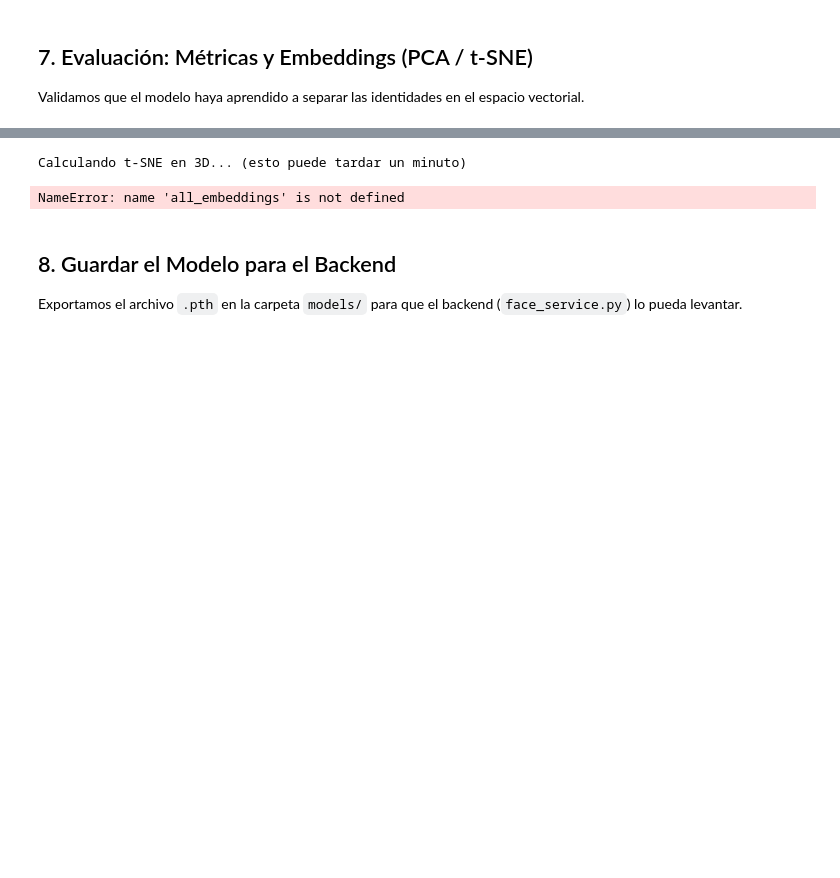
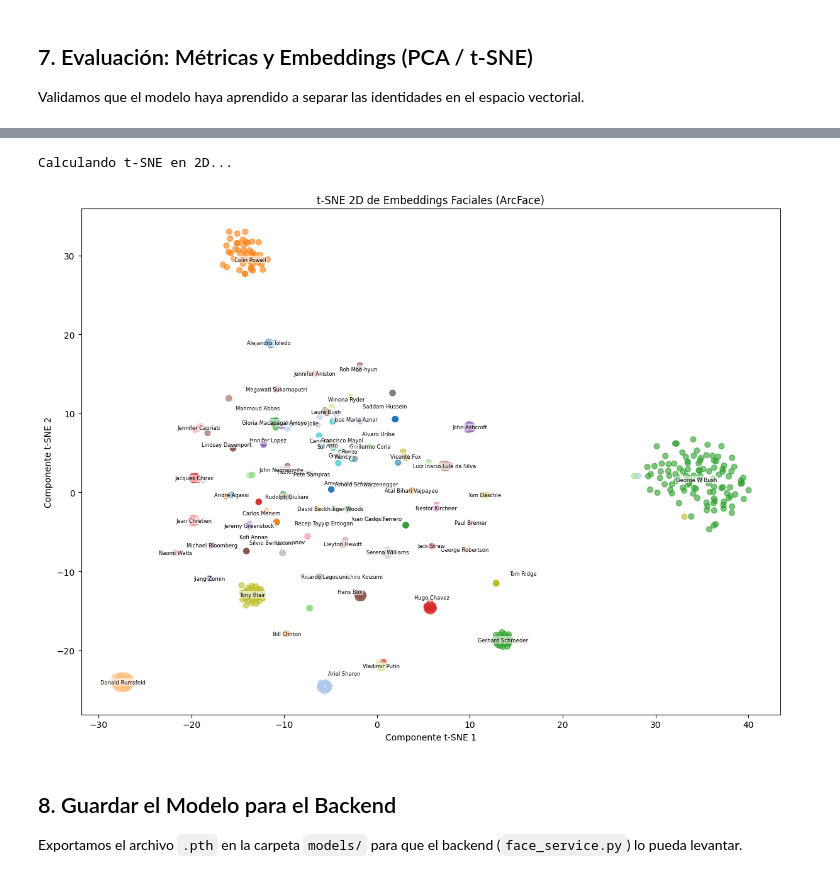
Before and after one commit to Juanmora29/tuia-face-recognition-app, a Jupyter notebook: train.ipynb, the cells around one changed output, grey strips where cells are left out. Drawn from its saved outputs; the diff is of its cells as text; code cells hidden in the pictures; blank space fills up the shorter version.

Commit message:
Tsne chart improved

```diff
--- a/train.ipynb
+++ b/train.ipynb
@@ -482,41 +491,43 @@ weighted avg       0.00      0.00      0.00     617.0
-# %%
-import plotly.express as px
-from sklearn.manifold import TSNE
-import numpy as np
-
-# 1. Calculamos t-SNE pero pidiendo 3 dimensiones en lugar de 2
-print("Calculando t-SNE en 3D... (esto puede tardar un minuto)")
-tsne_3d = TSNE(n_components=3, perplexity=30, max_iter=1000, random_state=42)
-tsne_result_3d = tsne_3d.fit_transform(np.array(all_embeddings))
-
-# 2. Convertimos los IDs numéricos (0, 1, 2...) a los nombres reales
-# 'all_target_names' es la lista con todos los nombres que generaste al principio del notebook
-nombres_reales = [all_target_names[i] for i in all_labels_val]
-
-# 3. Creamos el gráfico interactivo 3D
-fig = px.scatter_3d(
-    x=tsne_result_3d[:, 0],
-    y=tsne_result_3d[:, 1],
-    z=tsne_result_3d[:, 2],
-    color=nombres_reales,          # Un color distinto para cada persona
-    hover_name=nombres_reales,     # ¡Esto es lo que hace que aparezca el nombre al pasar el mouse!
-    title="t-SNE 3D de Embeddings Faciales (ArcFace)",
-    opacity=0.8
-)
-
-# 4. Hacemos el gráfico un poco más grande para que se vea cómodo
-fig.update_layout(
-    margin=dict(l=0, r=0, b=0, t=40),
-    width=1000,
-    height=800,
-    showlegend=False # Ocultamos la leyenda al lado derecho porque al ser 71 personas ocuparía toda la pantalla
-)
-
-# Mostramos el gráfico
-fig.show()
-# %% [output]
-Calculando t-SNE en 3D... (esto puede tardar un minuto)
-NameError: name 'all_embeddings' is not defined
+# %%
+from sklearn.manifold import TSNE
+import matplotlib.pyplot as plt
+import numpy as np
+
+# Convertimos a arrays por las dudas
+all_embeddings_np = np.array(all_embeddings)
+all_labels_np = np.array(all_labels_val)
+
+print("Calculando t-SNE en 2D...")
+tsne = TSNE(n_components=2, perplexity=30, max_iter=1000, random_state=42)
+tsne_result = tsne.fit_transform(all_embeddings_np)
+
+plt.figure(figsize=(12, 9))
+
+# Dibujamos los puntos
+plt.scatter(tsne_result[:, 0], tsne_result[:, 1], c=all_labels_np, cmap='tab20', alpha=0.6, s=40)
+
+# Agregamos los nombres en el centro de cada cluster para saber "quién es quién"
+for i in np.unique(all_labels_np):
+    idx = all_labels_np == i
+
+    # Centro aproximado de los puntos de esta persona
+    x_center = np.mean(tsne_result[idx, 0])
+    y_center = np.mean(tsne_result[idx, 1])
+
+    nombre = all_target_names[i]
+
+    # Ponemos el texto con un fondito semi-transparente para que se lea bien
+    plt.text(x_center, y_center, nombre, fontsize=6, ha='center', va='center',
+             bbox=dict(facecolor='white', alpha=0.6, edgecolor='none', pad=1))
+
+plt.title("t-SNE 2D de Embeddings Faciales (ArcFace)")
+plt.xlabel("Componente t-SNE 1")
+plt.ylabel("Componente t-SNE 2")
+plt.tight_layout()
+plt.show()
+# %% [output]
+Calculando t-SNE en 2D...
+[figure, added]
 # %% [markdown]
 ## 8. Guardar el Modelo para el Backend
 Exportamos el archivo `.pth` en la carpeta `models/` para que el backend (`face_service.py`) lo pueda levantar.
```
Also changed, not shown: parts of 6 cells of this notebook.
